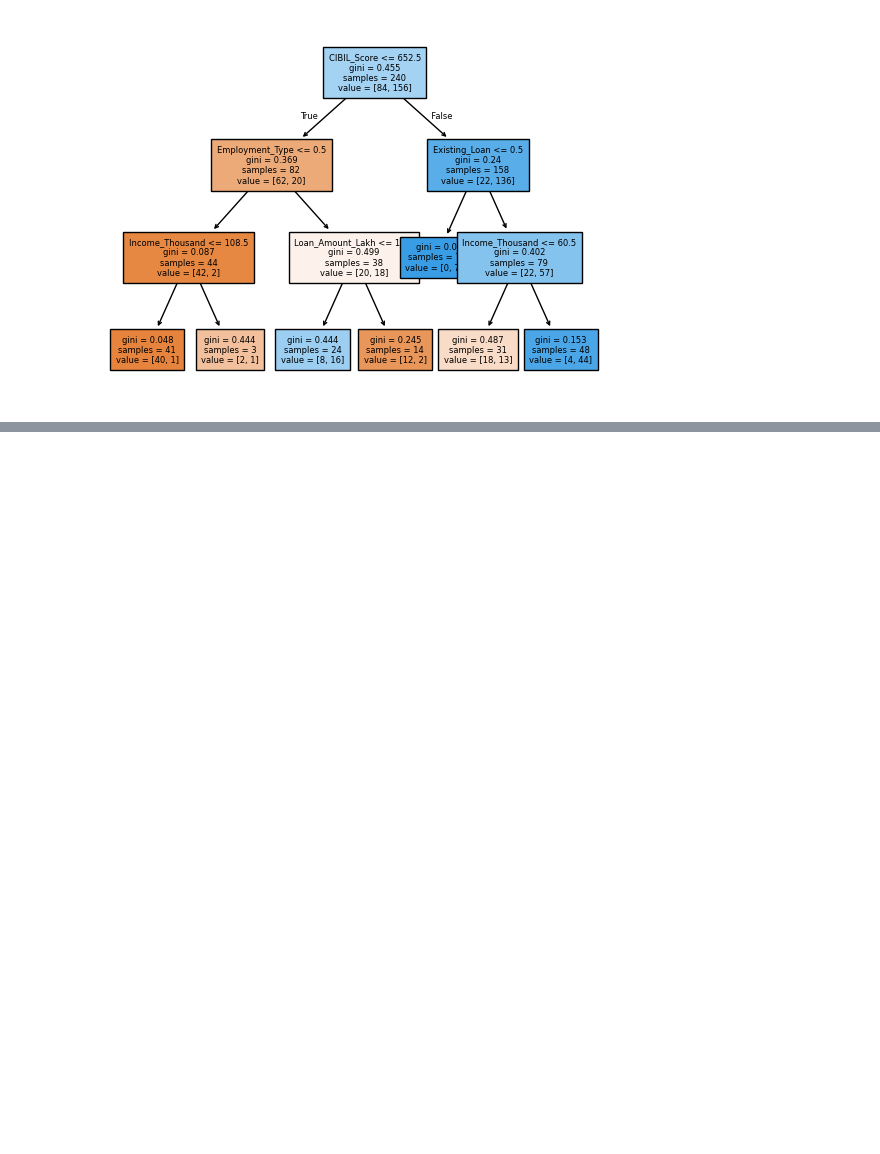
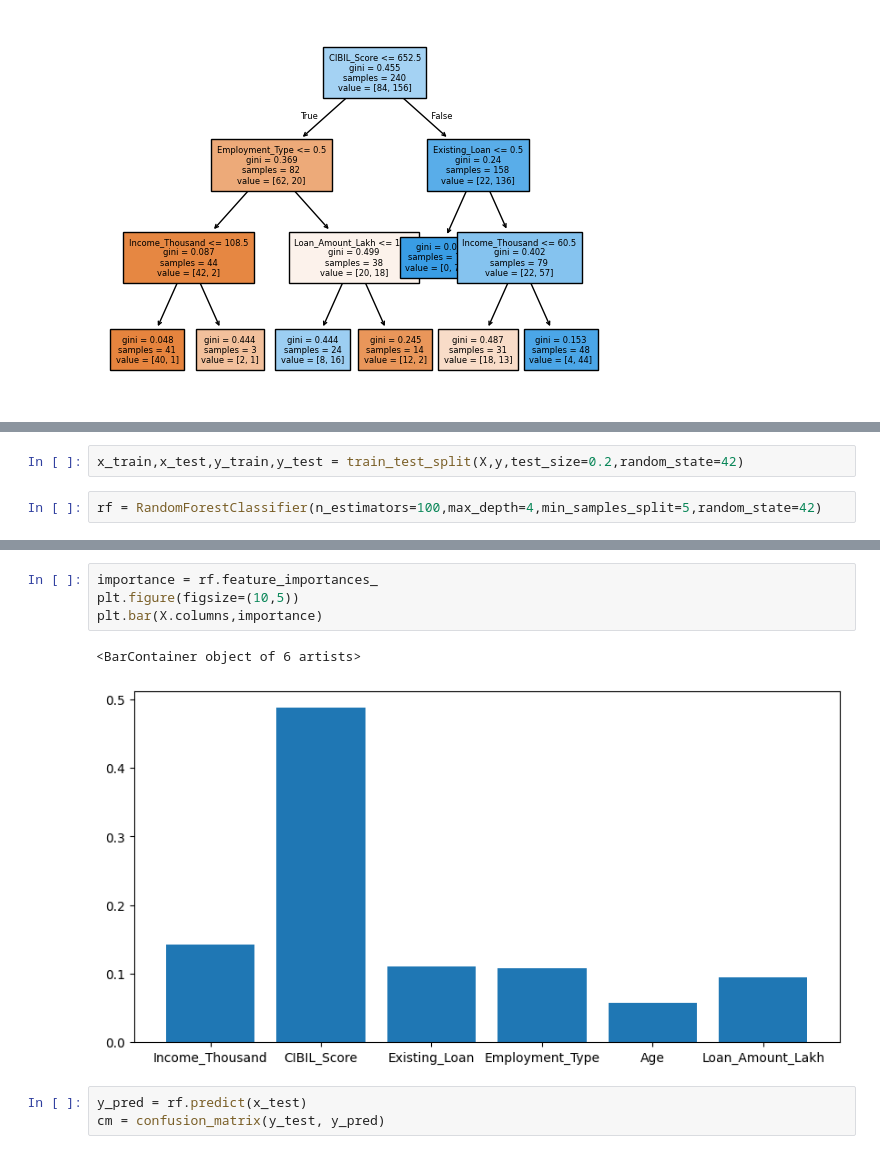
Before and after one commit to RUDraksh12369/internship_2026, a Jupyter notebook: sklearn/sklearn5.ipynb, the cells around one changed output, grey strips where cells are left out. Drawn from its saved outputs; the diff is of its cells as text; blank space fills up the shorter version.

```diff
--- a/sklearn/sklearn5.ipynb
+++ b/sklearn/sklearn5.ipynb
@@ -112,0 +114,4 @@ plt.show()
+# %%
+x_train,x_test,y_train,y_test = train_test_split(X,y,test_size=0.2,random_state=42)
+# %%
+rf = RandomForestClassifier(n_estimators=100,max_depth=4,min_samples_split=5,random_state=42)
@@ -112,0 +128,10 @@ plt.show()
+# %%
+importance = rf.feature_importances_
+plt.figure(figsize=(10,5))
+plt.bar(X.columns,importance)
+# %% [output]
+<BarContainer object of 6 artists>
+[figure, added]
+# %%
+y_pred = rf.predict(x_test)
+cm = confusion_matrix(y_test, y_pred)
```
Also changed, not shown: parts of 15 cells of this notebook, 1 other file.
